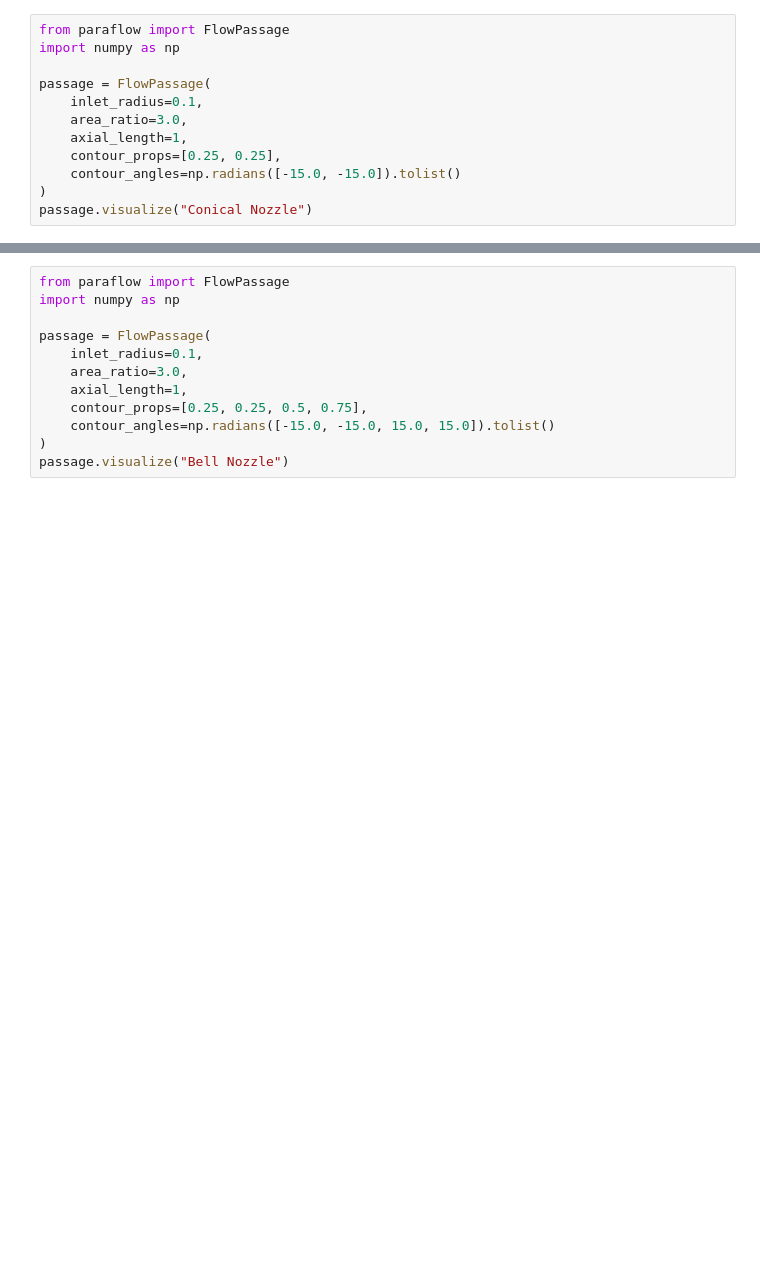
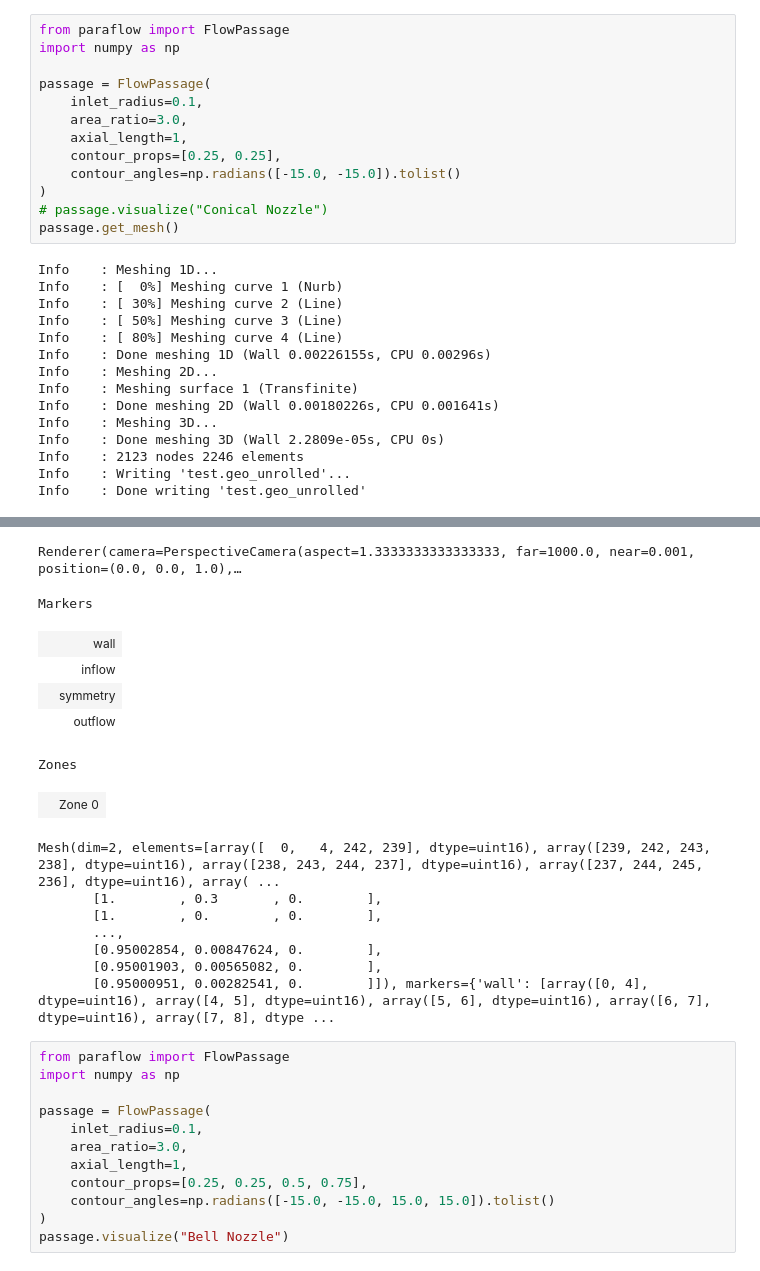
Before and after one commit to OpenOrion/paraflow, a Jupyter notebook: examples/nozzle.ipynb, the cells around one changed output, grey strips where cells are left out. Drawn from its saved outputs; the diff is of its cells as text; blank space fills up the shorter version.

Commit message:
basic mesh working

```diff
--- a/examples/nozzle.ipynb
+++ b/examples/nozzle.ipynb
@@ -9,6 +9,21 @@ passage = FlowPassage(
     contour_props=[0.25, 0.25],
     contour_angles=np.radians([-15.0, -15.0]).tolist()
 )
-passage.visualize("Conical Nozzle")
+# passage.visualize("Conical Nozzle")
+passage.get_mesh()
 # %% [output]
+Info    : Meshing 1D...
+Info    : [  0%] Meshing curve 1 (Nurb)
+Info    : [ 30%] Meshing curve 2 (Line)
+Info    : [ 50%] Meshing curve 3 (Line)
+Info    : [ 80%] Meshing curve 4 (Line)
+Info    : Done meshing 1D (Wall 0.00226155s, CPU 0.00296s)
+Info    : Meshing 2D...
+Info    : Meshing surface 1 (Transfinite)
+Info    : Done meshing 2D (Wall 0.00180226s, CPU 0.001641s)
+Info    : Meshing 3D...
+Info    : Done meshing 3D (Wall 2.2809e-05s, CPU 0s)
+Info    : 2123 nodes 2246 elements
+Info    : Writing 'test.geo_unrolled'...
+Info    : Done writing 'test.geo_unrolled'
 [interactive output not drawn]
@@ -16,3 +30,18 @@ passage.visualize("Conical Nozzle")
+Renderer(camera=PerspectiveCamera(aspect=1.3333333333333333, far=1000.0, near=0.001, position=(0.0, 0.0, 1.0),…
+Markers
+|  | wall |
+|  | inflow |
+|  | symmetry |
+|  | outflow |
+Zones
+|  | Zone 0 |
+Mesh(dim=2, elements=[array([  0,   4, 242, 239], dtype=uint16), array([239, 242, 243, 238], dtype=uint16), array([238, 243, 244, 237], dtype=uint16), array([237, 244, 245, 236], dtype=uint16), array( ...
+       [1.        , 0.3       , 0.        ],
+       [1.        , 0.        , 0.        ],
+       ...,
+       [0.95002854, 0.00847624, 0.        ],
+       [0.95001903, 0.00565082, 0.        ],
+       [0.95000951, 0.00282541, 0.        ]]), markers={'wall': [array([0, 4], dtype=uint16), array([4, 5], dtype=uint16), array([5, 6], dtype=uint16), array([6, 7], dtype=uint16), array([7, 8], dtype ...
 # %%
 from paraflow import FlowPassage
 import numpy as np
```
Also changed, not shown: parts of 1 cell of this notebook, 1 other file.
